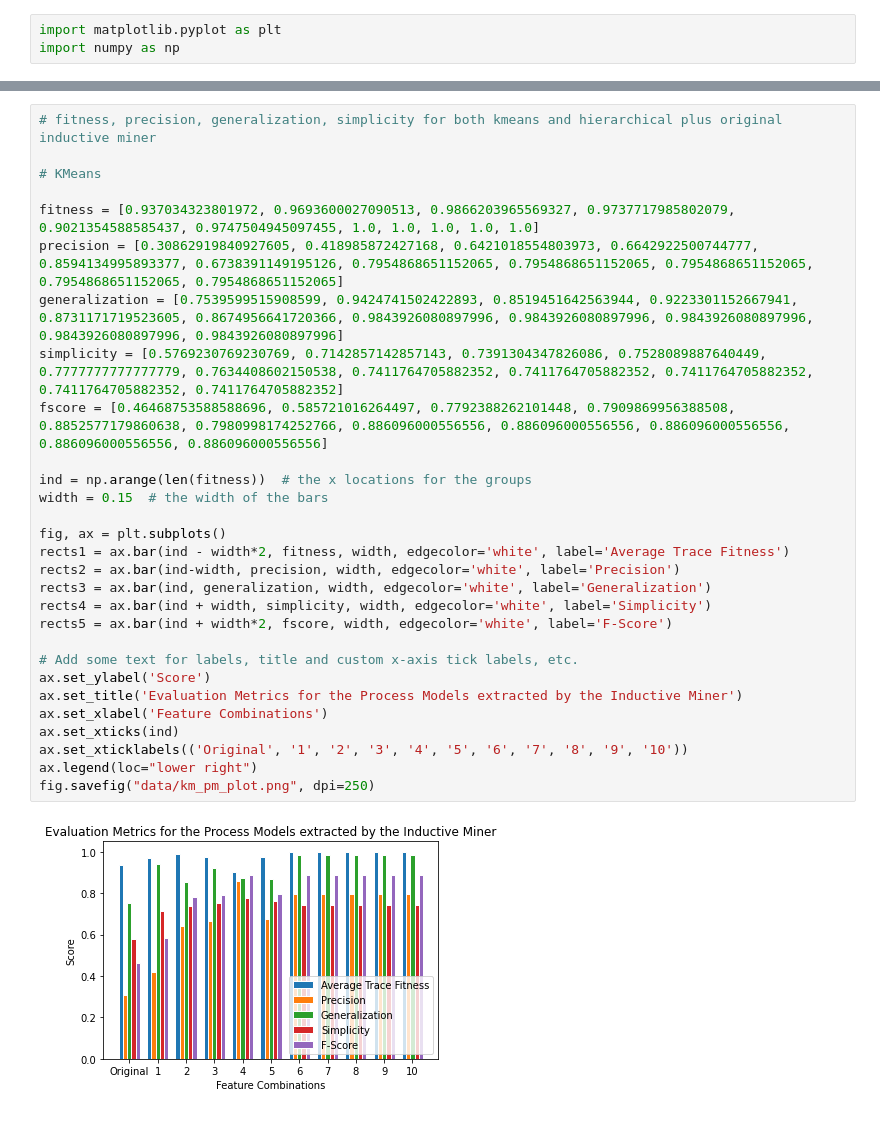
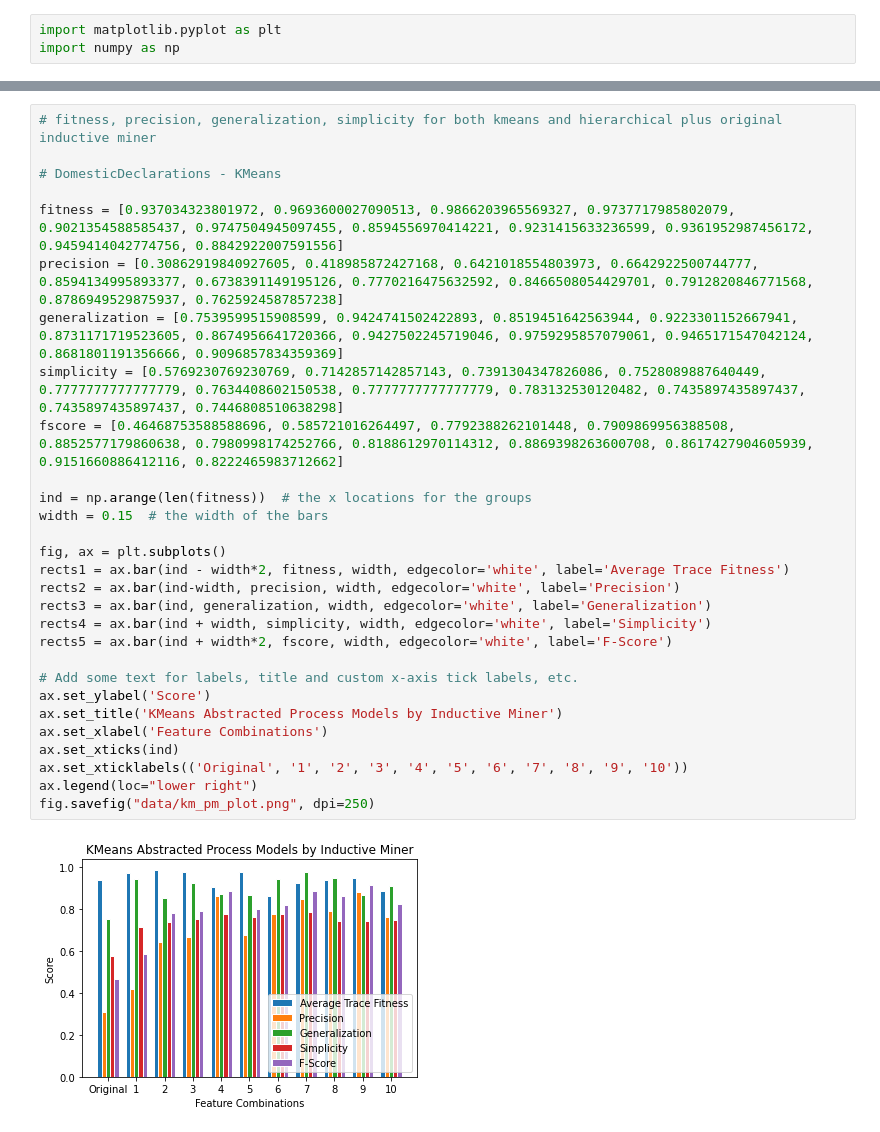
Before and after one commit to Lariiii/context-based-abstraction, a Jupyter notebook: plot_results.ipynb, the cells around one changed output, grey strips where cells are left out. Saved outputs shown, nothing was run; the diff lists cells and outputs as text.

```diff
--- a/plot_results.ipynb
+++ b/plot_results.ipynb
@@ -46,31 +51,31 @@ fig.savefig("data/comp_plot.png", dpi=250)
 # %%
 # fitness, precision, generalization, simplicity for both kmeans and hierarchical plus original inductive miner
 
-# KMeans
+# DomesticDeclarations - KMeans
 
-fitness = [0.937034323801972, 0.9693600027090513, 0.9866203965569327, 0.9737717985802079, 0.9021354588585437, 0.9747504945097455, 1.0, 1.0, 1.0, 1.0, 1.0]
-precision = [0.30862919840927605, 0.418985872427168, 0.6421018554803973, 0.6642922500744777, 0.8594134995893377, 0.6738391149195126, 0.7954868651152065, 0.7954868651152065, 0.7954868651152065, 0.7954868651152065, 0.7954868651152065]
-generalization = [0.7539599515908599, 0.9424741502422893, 0.8519451642563944, 0.9223301152667941, 0.8731171719523605, 0.8674956641720366, 0.9843926080897996, 0.9843926080897996, 0.9843926080897996, 0.9843926080897996, 0.9843926080897996]
-simplicity = [0.5769230769230769, 0.7142857142857143, 0.7391304347826086, 0.7528089887640449, 0.7777777777777779, 0.7634408602150538, 0.7411764705882352, 0.7411764705882352, 0.7411764705882352, 0.7411764705882352, 0.7411764705882352]
-fscore = [0.46468753588588696, 0.585721016264497, 0.7792388262101448, 0.7909869956388508, 0.8852577179860638, 0.7980998174252766, 0.886096000556556, 0.886096000556556, 0.886096000556556, 0.886096000556556, 0.886096000556556]
+fitness = [0.937034323801972, 0.9693600027090513, 0.9866203965569327, 0.9737717985802079, 0.9021354588585437, 0.9747504945097455, 0.8594556970414221, 0.9231415633236599, 0.9361952987456172, 0.9459414042774756, 0.8842922007591556]
+precision = [0.30862919840927605, 0.418985872427168, 0.6421018554803973, 0.6642922500744777, 0.8594134995893377, 0.6738391149195126, 0.7770216475632592, 0.8466508054429701, 0.7912820846771568, 0.8786949529875937, 0.7625924587857238]
+generalization = [0.7539599515908599, 0.9424741502422893, 0.8519451642563944, 0.9223301152667941, 0.8731171719523605, 0.8674956641720366, 0.9427502245719046, 0.9759295857079061, 0.9465171547042124, 0.8681801191356666, 0.9096857834359369]
+simplicity = [0.5769230769230769, 0.7142857142857143, 0.7391304347826086, 0.7528089887640449, 0.7777777777777779, 0.7634408602150538, 0.7777777777777779, 0.783132530120482, 0.7435897435897437, 0.7435897435897437, 0.7446808510638298]
+fscore = [0.46468753588588696, 0.585721016264497, 0.7792388262101448, 0.7909869956388508, 0.8852577179860638, 0.7980998174252766, 0.8188612970114312, 0.8869398263600708, 0.8617427904605939, 0.9151660886412116, 0.8222465983712662]
 
 ind = np.arange(len(fitness))  # the x locations for the groups
 width = 0.15  # the width of the bars
 
 fig, ax = plt.subplots()
 rects1 = ax.bar(ind - width*2, fitness, width, edgecolor='white', label='Average Trace Fitness')
 rects2 = ax.bar(ind-width, precision, width, edgecolor='white', label='Precision')
 rects3 = ax.bar(ind, generalization, width, edgecolor='white', label='Generalization')
 rects4 = ax.bar(ind + width, simplicity, width, edgecolor='white', label='Simplicity')
 rects5 = ax.bar(ind + width*2, fscore, width, edgecolor='white', label='F-Score')
 
 # Add some text for labels, title and custom x-axis tick labels, etc.
 ax.set_ylabel('Score')
-ax.set_title('Evaluation Metrics for the Process Models extracted by the Inductive Miner')
+ax.set_title('KMeans Abstracted Process Models by Inductive Miner')
 ax.set_xlabel('Feature Combinations')
 ax.set_xticks(ind)
 ax.set_xticklabels(('Original', '1', '2', '3', '4', '5', '6', '7', '8', '9', '10'))
 ax.legend(loc="lower right")
 fig.savefig("data/km_pm_plot.png", dpi=250)
 # %% [output]
-[figure, old version]
+[figure, new version]
```
Also changed, not shown: parts of 3 cells of this notebook, 3 other files.
